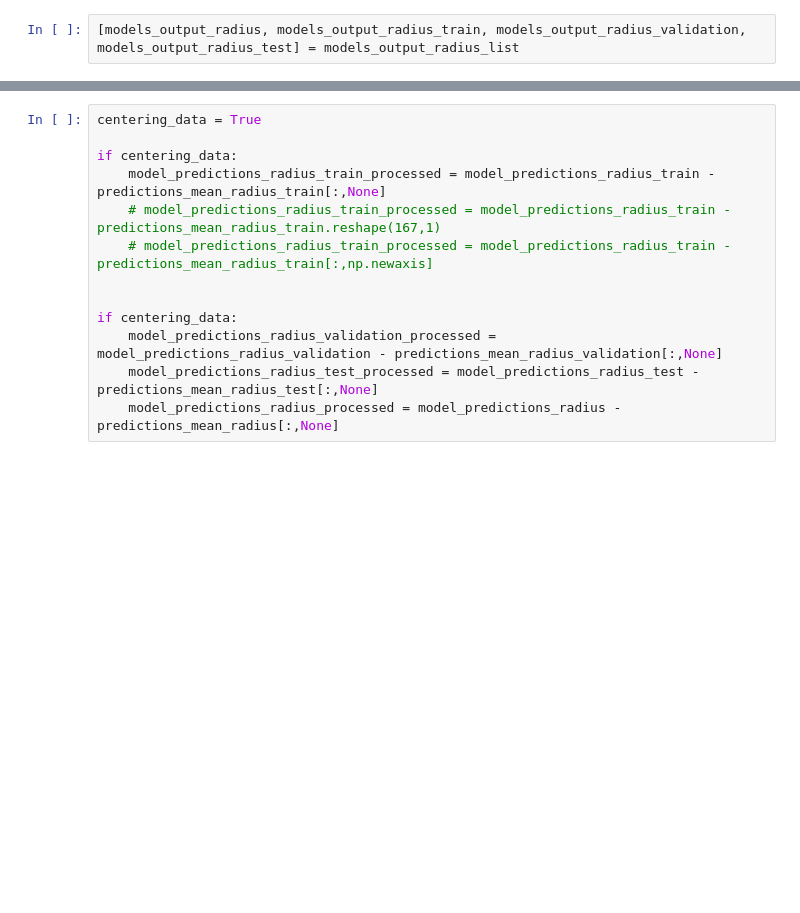
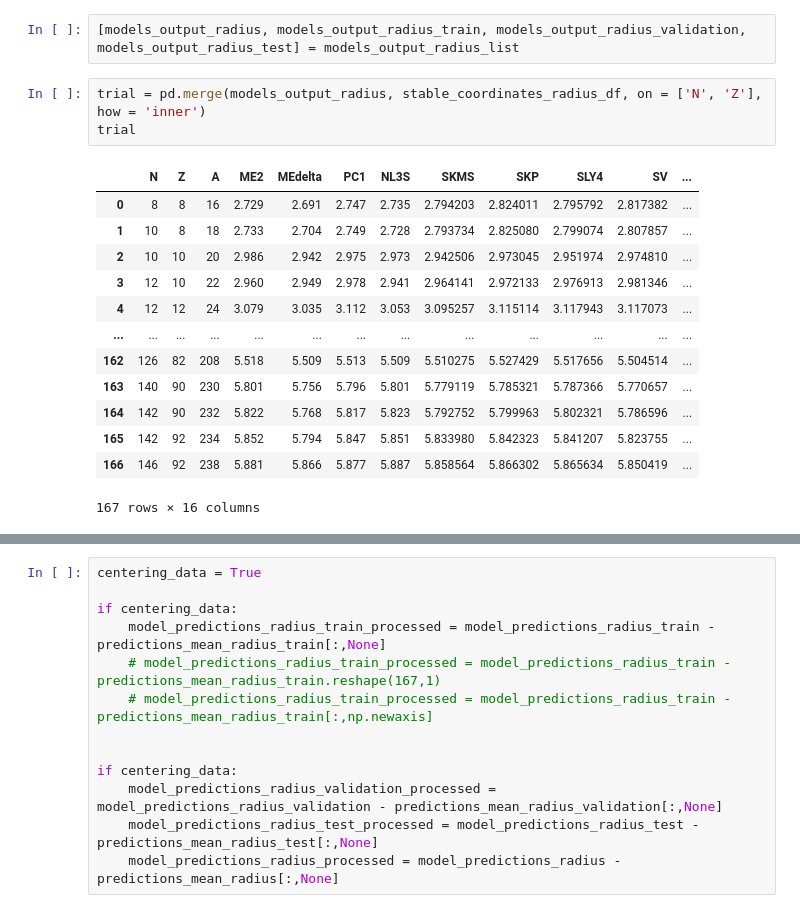
Before and after one commit to ascsn/ModelOrthogonalization, a Jupyter notebook: Radii Data - Fy models included - Bailey mass table.ipynb, the cells around one changed output, grey strips where cells are left out. Drawn from its saved outputs; the diff is of its cells as text; blank space fills up the shorter version.

```diff
--- a/Radii Data - Fy models included - Bailey mass table.ipynb
+++ b/Radii Data - Fy models included - Bailey mass table.ipynb
@@ -1440,6 +1468,23 @@ plt.show()
 models_output_radius_list = models_output_extraction(selected_models_data_sets_radius, train_coordinates_radius, validation_coordinates_radius, test_coordinates_radius)
 # %%
 [models_output_radius, models_output_radius_train, models_output_radius_validation, models_output_radius_test] = models_output_radius_list
+# %%
+trial = pd.merge(models_output_radius, stable_coordinates_radius_df, on = ['N', 'Z'], how = 'inner')
+trial
+# %% [output]
+|  | N | Z | A | ME2 | MEdelta | PC1 | NL3S | SKMS | SKP | SLY4 | SV | ... |
+| 0 | 8 | 8 | 16 | 2.729 | 2.691 | 2.747 | 2.735 | 2.794203 | 2.824011 | 2.795792 | 2.817382 | ... |
+| 1 | 10 | 8 | 18 | 2.733 | 2.704 | 2.749 | 2.728 | 2.793734 | 2.825080 | 2.799074 | 2.807857 | ... |
+| 2 | 10 | 10 | 20 | 2.986 | 2.942 | 2.975 | 2.973 | 2.942506 | 2.973045 | 2.951974 | 2.974810 | ... |
+| 3 | 12 | 10 | 22 | 2.960 | 2.949 | 2.978 | 2.941 | 2.964141 | 2.972133 | 2.976913 | 2.981346 | ... |
+| 4 | 12 | 12 | 24 | 3.079 | 3.035 | 3.112 | 3.053 | 3.095257 | 3.115114 | 3.117943 | 3.117073 | ... |
+| ... | ... | ... | ... | ... | ... | ... | ... | ... | ... | ... | ... | ... |
+| 162 | 126 | 82 | 208 | 5.518 | 5.509 | 5.513 | 5.509 | 5.510275 | 5.527429 | 5.517656 | 5.504514 | ... |
+| 163 | 140 | 90 | 230 | 5.801 | 5.756 | 5.796 | 5.801 | 5.779119 | 5.785321 | 5.787366 | 5.770657 | ... |
+| 164 | 142 | 90 | 232 | 5.822 | 5.768 | 5.817 | 5.823 | 5.792752 | 5.799963 | 5.802321 | 5.786596 | ... |
+| 165 | 142 | 92 | 234 | 5.852 | 5.794 | 5.847 | 5.851 | 5.833980 | 5.842323 | 5.841207 | 5.823755 | ... |
+| 166 | 146 | 92 | 238 | 5.881 | 5.866 | 5.877 | 5.887 | 5.858564 | 5.866302 | 5.865634 | 5.850419 | ... |
+167 rows × 16 columns
 # %%
 models_output_radius_list = models_output_extraction(selected_models_data_sets_radius, train_coordinates_radius, validation_coordinates_radius, test_coordinates_radius)
 [models_output_radius, models_output_radius_train, models_output_radius_validation, models_output_radius_test] = models_output_radius_list
```
Also changed, not shown: parts of 10 cells of this notebook.
